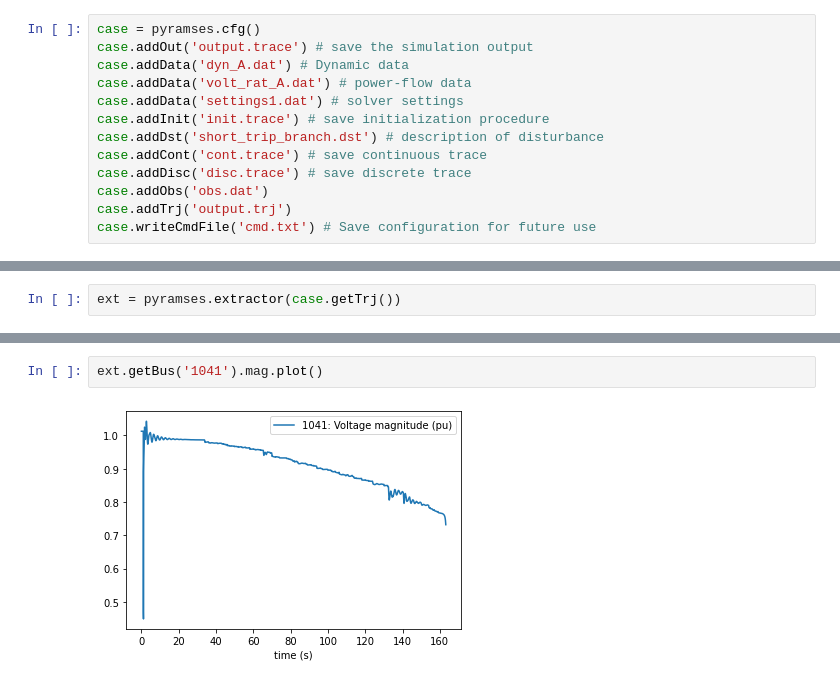
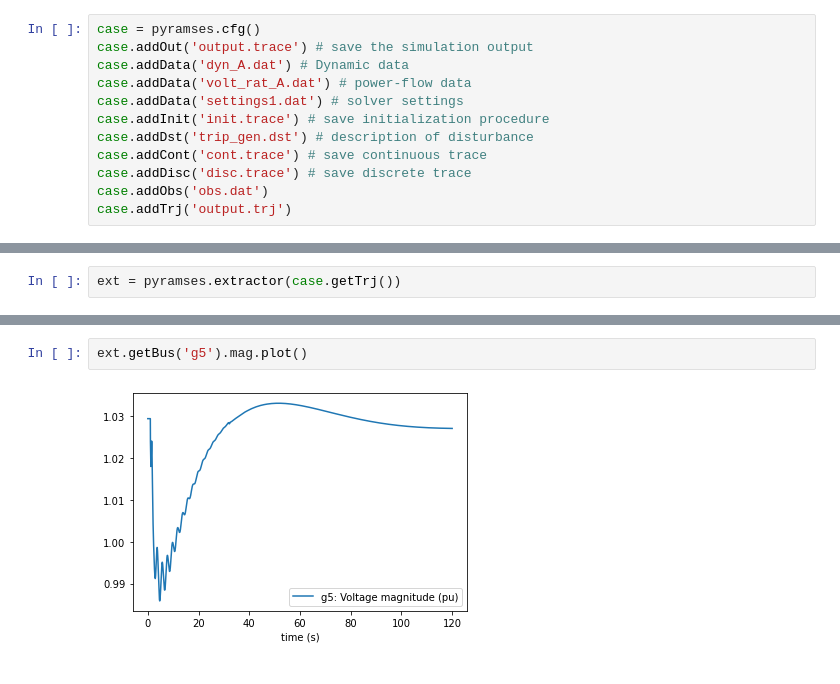
Before and after one commit to SPS-L/Nordic_JhubStart, a Jupyter notebook: Execute.ipynb, the cells around one changed output, grey strips where cells are left out. Drawn from its saved outputs; the diff is of its cells as text.

```diff
--- a/Execute.ipynb
+++ b/Execute.ipynb
@@ -13,12 +14,11 @@ case.addData('dyn_A.dat') # Dynamic data
 case.addData('volt_rat_A.dat') # power-flow data
 case.addData('settings1.dat') # solver settings
 case.addInit('init.trace') # save initialization procedure
-case.addDst('short_trip_branch.dst') # description of disturbance
+case.addDst('trip_gen.dst') # description of disturbance
 case.addCont('cont.trace') # save continuous trace
 case.addDisc('disc.trace') # save discrete trace
 case.addObs('obs.dat')
 case.addTrj('output.trj')
-case.writeCmdFile('cmd.txt') # Save configuration for future use
 # %% [output]
 RAMSESWarning: The file init.trace already exists. It will be overwritten!
 RAMSESWarning: The file cont.trace already exists. It will be overwritten!
@@ -75,4 +89,4 @@ ext = pyramses.extractor(case.getTrj())
 # %%
-ext.getBus('1041').mag.plot()
+ext.getBus('g5').mag.plot()
 # %% [output]
-[figure, old version]
+[figure, new version]
```
Also changed, not shown: parts of 10 cells of this notebook, 4 other files.
